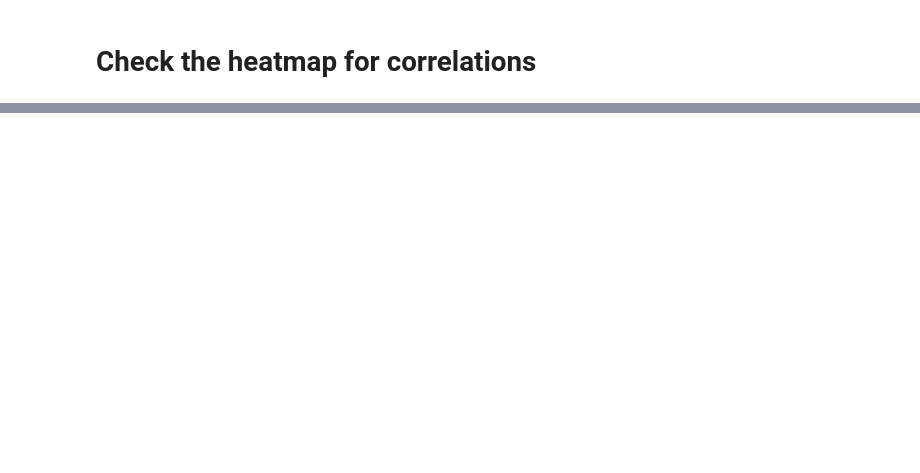
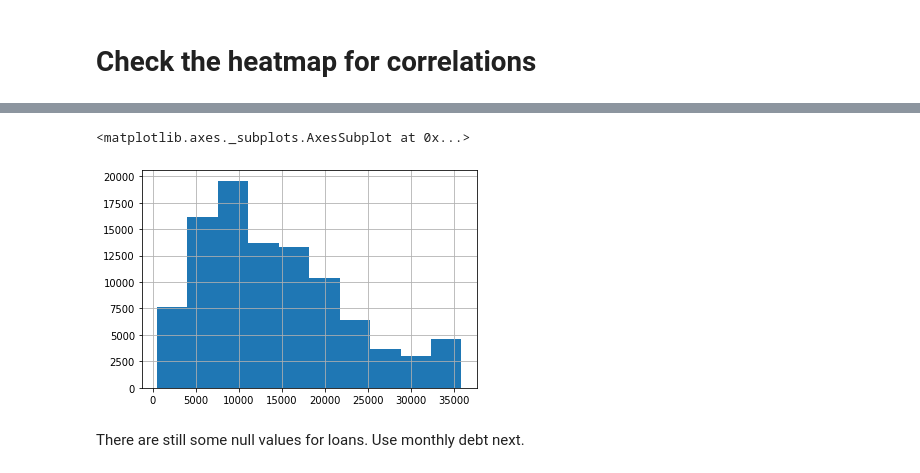
Before and after one commit to zdanielshi/data_science_LFZ, a Jupyter notebook: DS0614_loans.ipynb, the cells around one changed output, grey strips where cells are left out. Saved outputs shown, nothing was run; the diff lists cells and outputs as text; code cells hidden in the pictures; blank space fills up the shorter version.

```diff
--- a/DS0614_loans.ipynb
+++ b/DS0614_loans.ipynb
@@ -388,0 +406,5 @@ There's 12,000 values where the loan amount is 99999999, this is probably nonsen
+# %%
+loans['Current Loan Amount'].hist()
+# %% [output]
+<matplotlib.axes._subplots.AxesSubplot at 0x...>
+[figure, added]
@@ -388,0 +413,2 @@ There's 12,000 values where the loan amount is 99999999, this is probably nonsen
+# %% [markdown]
+There are still some null values for loans. Use monthly debt next.
```
Also changed, not shown: parts of 79 cells of this notebook.
